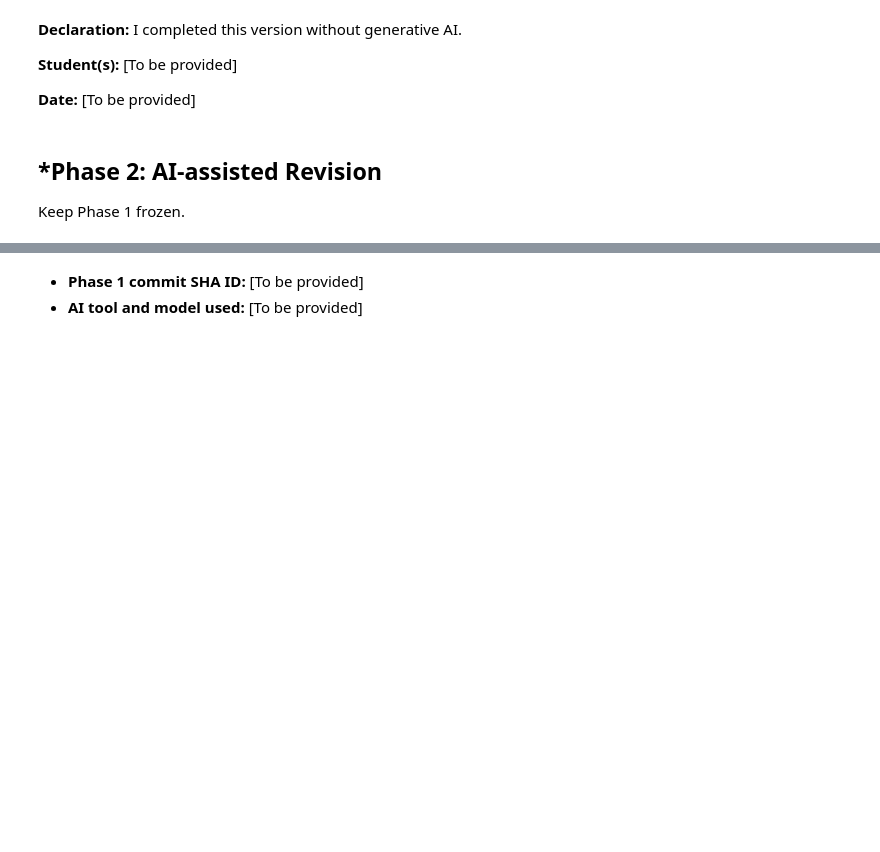
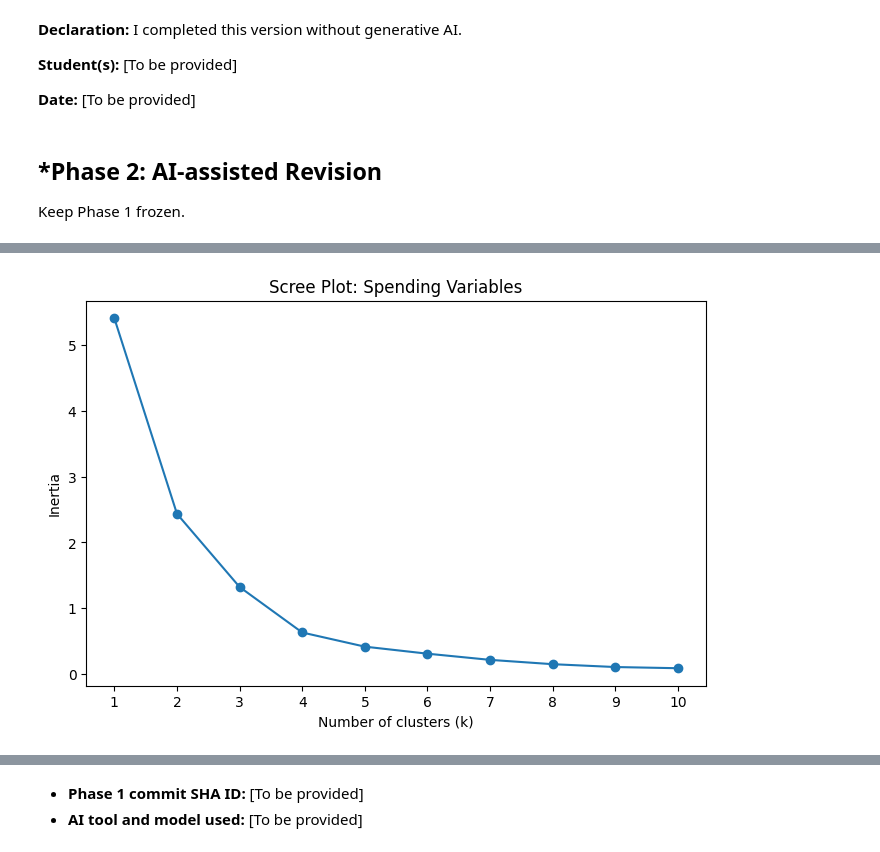
Before and after one commit to jason-zermani/A04-clustering, a Jupyter notebook: notebook.ipynb, the cells around one changed output, grey strips where cells are left out. Cells and saved outputs as stored; diff of their text form; code cells hidden in the pictures; blank space fills up the shorter version.

```diff
--- a/notebook.ipynb
+++ b/notebook.ipynb
@@ -303,0 +460,11 @@ Keep Phase 1 frozen.
+# %%
+import pandas as pd
+import numpy as np
+import matplotlib.pyplot as plt
+from sklearn.preprocessing import MinMaxScaler
+from sklearn.cluster import KMeans
+
+df = pd.read_csv("/content/sample_data/SIPRI Military Expenditure Database.csv")
+
+print(df.columns)
+print(df.head())
@@ -303,0 +488,7 @@ Keep Phase 1 frozen.
+# %%
+df = df[df["Year"] == 2020].copy()
+df = df.dropna()
+
+print("Number of countries:", len(df))
+print(df.dtypes)
+print(df.head())
@@ -303,0 +553,21 @@ Keep Phase 1 frozen.
+# %%
+cols1 = ["Spending (2020 USD)", "Spending per Capita"]
+
+X1 = MinMaxScaler().fit_transform(df[cols1])
+
+inertia1 = []
+
+for k in range(1, 11):
+    model = KMeans(n_clusters=k, random_state=42, n_init=10)
+    model.fit(X1)
+    inertia1.append(model.inertia_)
+
+plt.figure(figsize=(8, 5))
+plt.plot(range(1, 11), inertia1, marker="o")
+plt.xlabel("Number of clusters (k)")
+plt.ylabel("Inertia")
+plt.title("Scree Plot: Spending Variables")
+plt.xticks(range(1, 11))
+plt.show()
+# %% [output]
+[figure, added]
```
Also changed, not shown: parts of 22 cells of this notebook.
